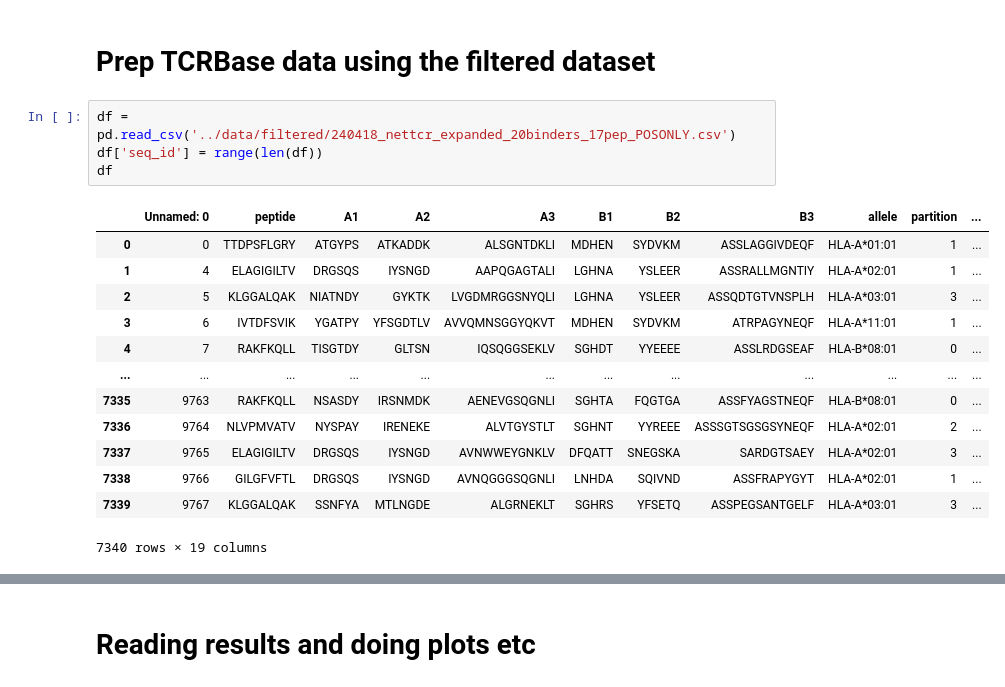
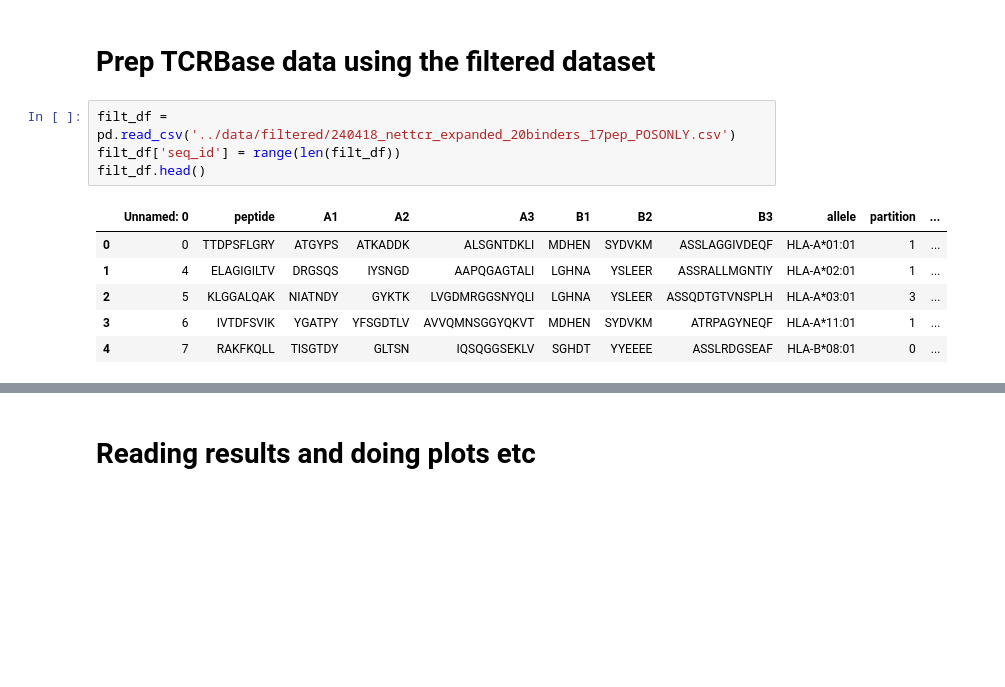
Before and after one commit to richieYT-wan/tclustr, a Jupyter notebook: notebooks/240422_LeavePepOutResults.ipynb, the cells around one changed output, grey strips where cells are left out. Drawn from its saved outputs; the diff is of its cells as text; blank space fills up the shorter version.

```diff
--- a/notebooks/240422_LeavePepOutResults.ipynb
+++ b/notebooks/240422_LeavePepOutResults.ipynb
@@ -53,23 +56,16 @@ mpl.rcParams['figure.dpi'] = 180
 # %% [markdown]
 # Prep TCRBase data using the filtered dataset
 # %%
-df = pd.read_csv('../data/filtered/240418_nettcr_expanded_20binders_17pep_POSONLY.csv')
-df['seq_id'] = range(len(df))
-df
+filt_df = pd.read_csv('../data/filtered/240418_nettcr_expanded_20binders_17pep_POSONLY.csv')
+filt_df['seq_id'] = range(len(filt_df))
+filt_df.head()
 # %% [output]
 |  | Unnamed: 0 | peptide | A1 | A2 | A3 | B1 | B2 | B3 | allele | partition | ... |
 | 0 | 0 | TTDPSFLGRY | ATGYPS | ATKADDK | ALSGNTDKLI | MDHEN | SYDVKM | ASSLAGGIVDEQF | HLA-A*01:01 | 1 | ... |
 | 1 | 4 | ELAGIGILTV | DRGSQS | IYSNGD | AAPQGAGTALI | LGHNA | YSLEER | ASSRALLMGNTIY | HLA-A*02:01 | 1 | ... |
 | 2 | 5 | KLGGALQAK | NIATNDY | GYKTK | LVGDMRGGSNYQLI | LGHNA | YSLEER | ASSQDTGTVNSPLH | HLA-A*03:01 | 3 | ... |
 | 3 | 6 | IVTDFSVIK | YGATPY | YFSGDTLV | AVVQMNSGGYQKVT | MDHEN | SYDVKM | ATRPAGYNEQF | HLA-A*11:01 | 1 | ... |
 | 4 | 7 | RAKFKQLL | TISGTDY | GLTSN | IQSQGGSEKLV | SGHDT | YYEEEE | ASSLRDGSEAF | HLA-B*08:01 | 0 | ... |
-| ... | ... | ... | ... | ... | ... | ... | ... | ... | ... | ... | ... |
-| 7335 | 9763 | RAKFKQLL | NSASDY | IRSNMDK | AENEVGSQGNLI | SGHTA | FQGTGA | ASSFYAGSTNEQF | HLA-B*08:01 | 0 | ... |
-| 7336 | 9764 | NLVPMVATV | NYSPAY | IRENEKE | ALVTGYSTLT | SGHNT | YYREEE | ASSSGTSGSGSYNEQF | HLA-A*02:01 | 2 | ... |
-| 7337 | 9765 | ELAGIGILTV | DRGSQS | IYSNGD | AVNWWEYGNKLV | DFQATT | SNEGSKA | SARDGTSAEY | HLA-A*02:01 | 3 | ... |
-| 7338 | 9766 | GILGFVFTL | DRGSQS | IYSNGD | AVNQGGGSQGNLI | LNHDA | SQIVND | ASSFRAPYGYT | HLA-A*02:01 | 1 | ... |
-| 7339 | 9767 | KLGGALQAK | SSNFYA | MTLNGDE | ALGRNEKLT | SGHRS | YFSETQ | ASSPEGSANTGELF | HLA-A*03:01 | 3 | ... |
-7340 rows × 19 columns
 # %%
 %rm -r ../data/TCRBASE/tcrbase_expanded_p0_20binders/
 %mkdir -p ../data/TCRBASE/tcrbase_expanded_p0_20binders_swapped/
```
Also changed, not shown: parts of 5 cells of this notebook, 34 other files.
